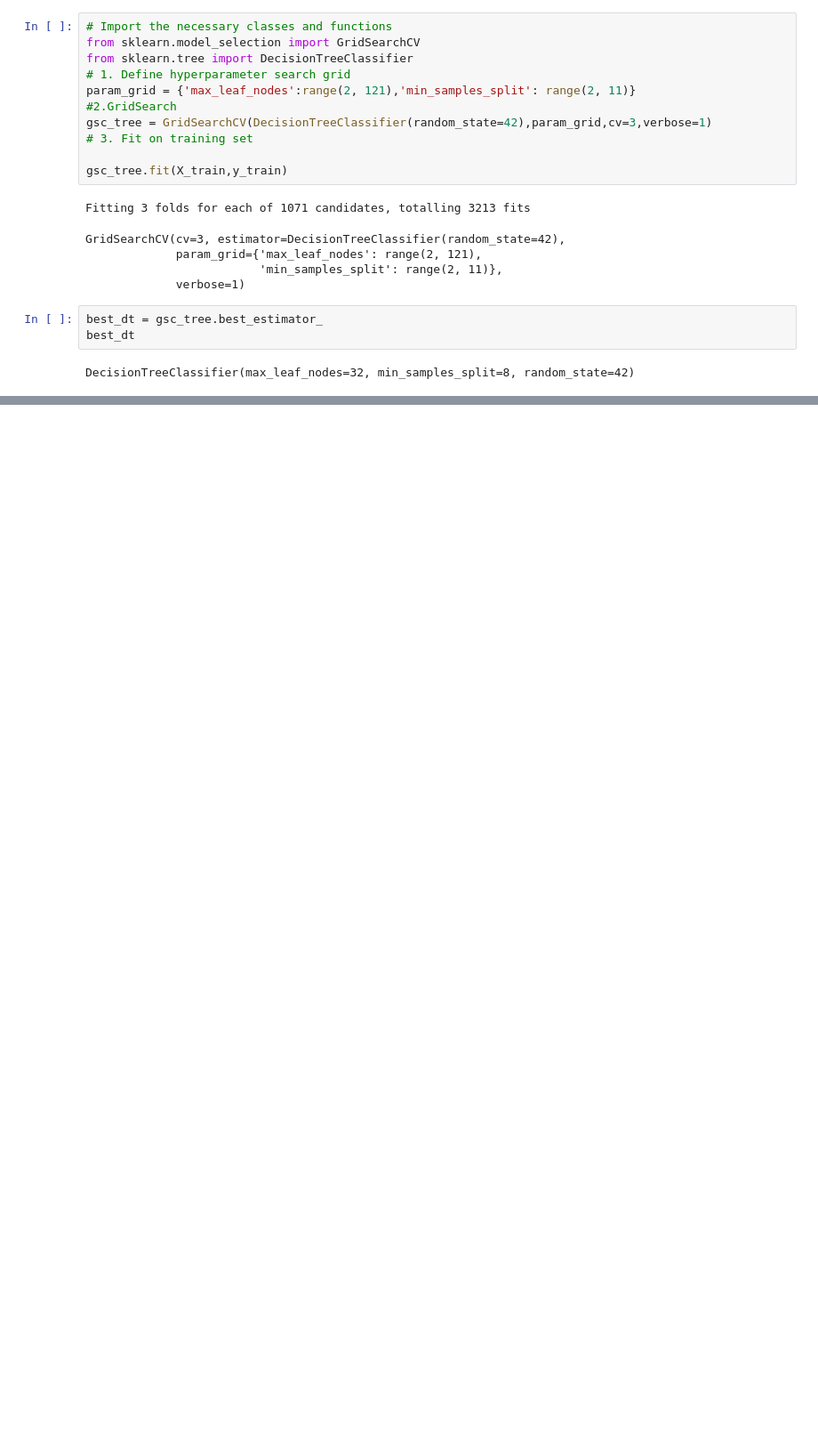
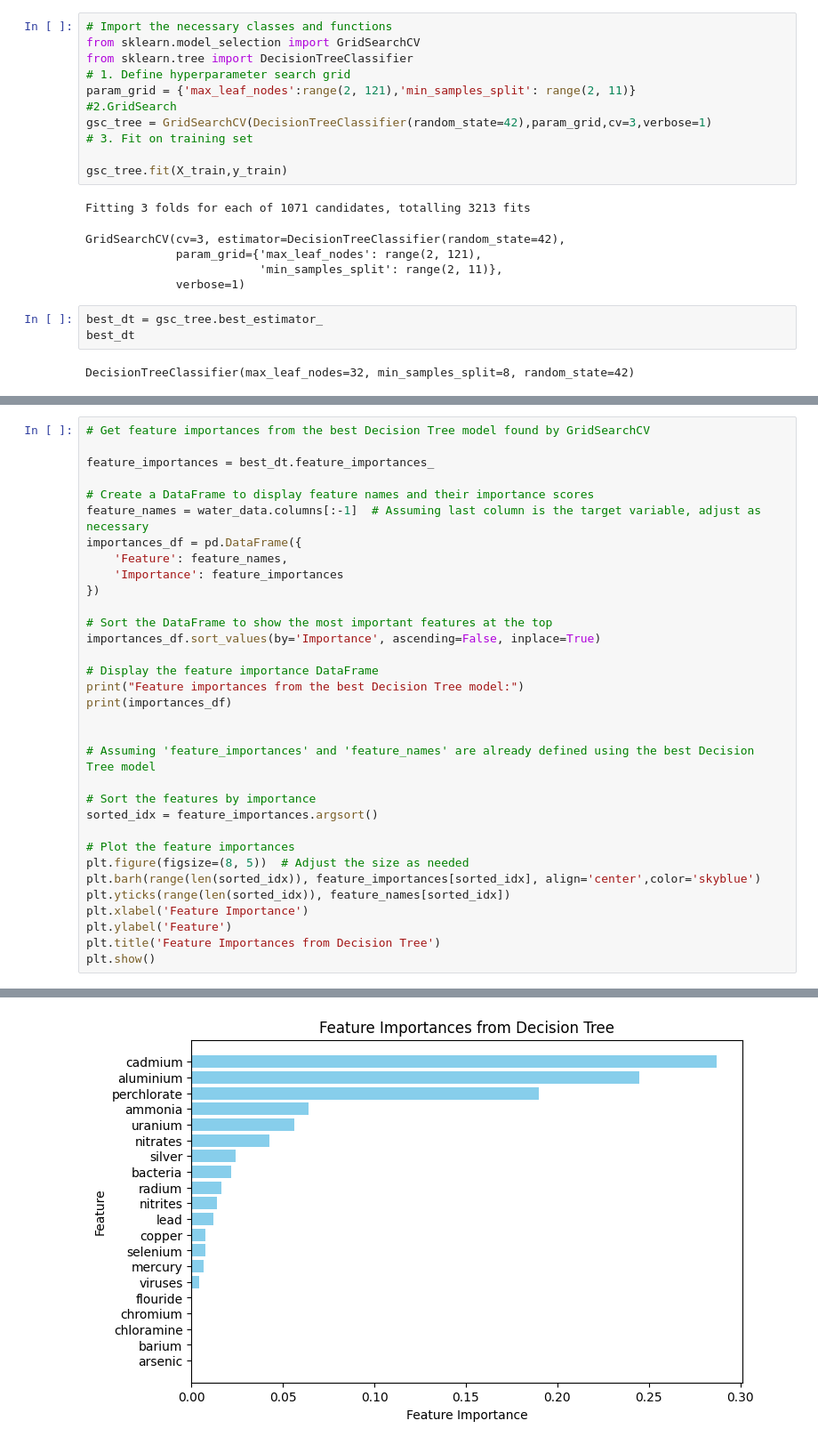
Before and after one commit to mojanshadkar/2023_ML_EES, a Jupyter notebook: Final_project_Water_quality.ipynb, the cells around one changed output, grey strips where cells are left out. Shown: that part at 89% size. Drawn from its saved outputs; the diff is of its cells as text; blank space fills up the shorter version.

```diff
--- a/Final_project_Water_quality.ipynb
+++ b/Final_project_Water_quality.ipynb
@@ -472,0 +216,34 @@ plt.show()
+# %%
+# Get feature importances from the best Decision Tree model found by GridSearchCV
+
+feature_importances = best_dt.feature_importances_
+
+# Create a DataFrame to display feature names and their importance scores
+feature_names = water_data.columns[:-1]  # Assuming last column is the target variable, adjust as necessary
+importances_df = pd.DataFrame({
+    'Feature': feature_names,
+    'Importance': feature_importances
+})
+
+# Sort the DataFrame to show the most important features at the top
+importances_df.sort_values(by='Importance', ascending=False, inplace=True)
+
+# Display the feature importance DataFrame
+print("Feature importances from the best Decision Tree model:")
+print(importances_df)
+
+
+# Assuming 'feature_importances' and 'feature_names' are already defined using the best Decision Tree model
+
+# Sort the features by importance
+sorted_idx = feature_importances.argsort()
+
+# Plot the feature importances
+plt.figure(figsize=(8, 5))  # Adjust the size as needed
+plt.barh(range(len(sorted_idx)), feature_importances[sorted_idx], align='center',color='skyblue')
+plt.yticks(range(len(sorted_idx)), feature_names[sorted_idx])
+plt.xlabel('Feature Importance')
+plt.ylabel('Feature')
+plt.title('Feature Importances from Decision Tree')
+plt.show()
+# %% [output]
@@ -472,0 +267 @@ plt.show()
+[figure, added]
```
Also changed, not shown: parts of 44 cells of this notebook.
